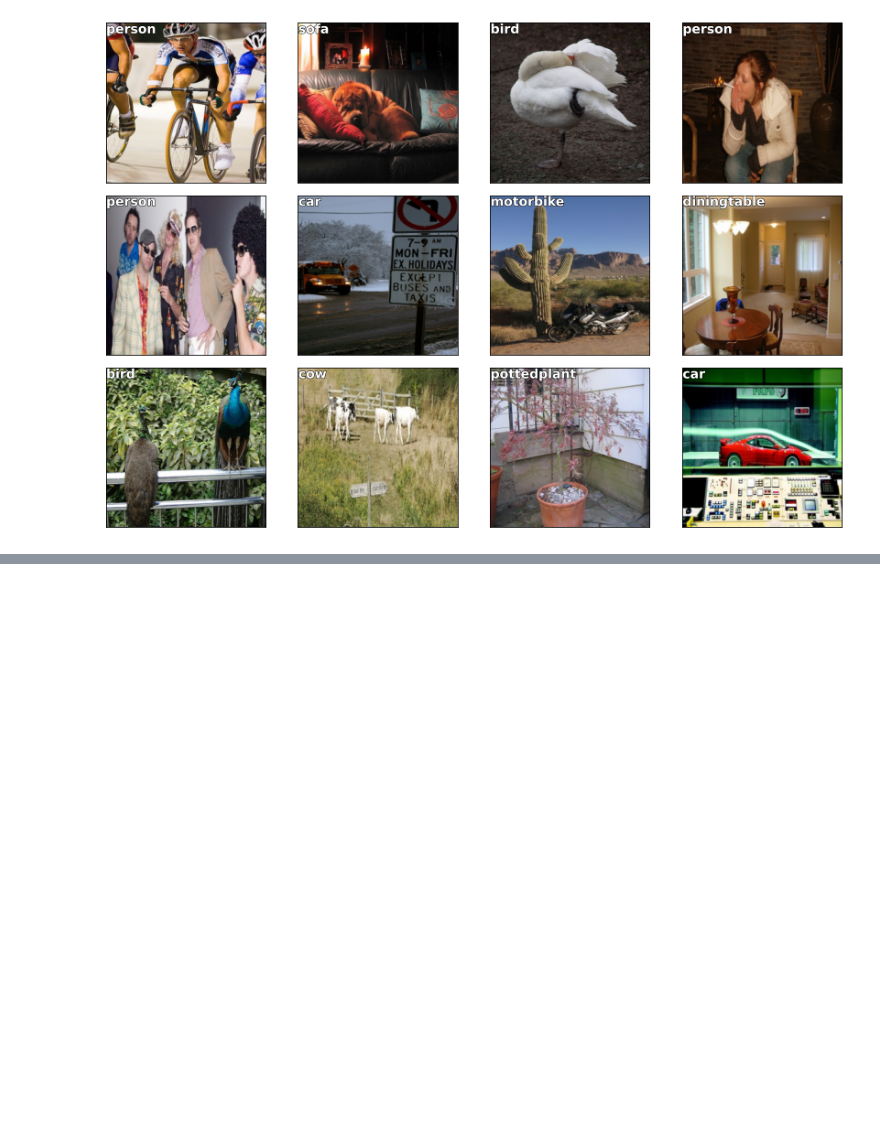
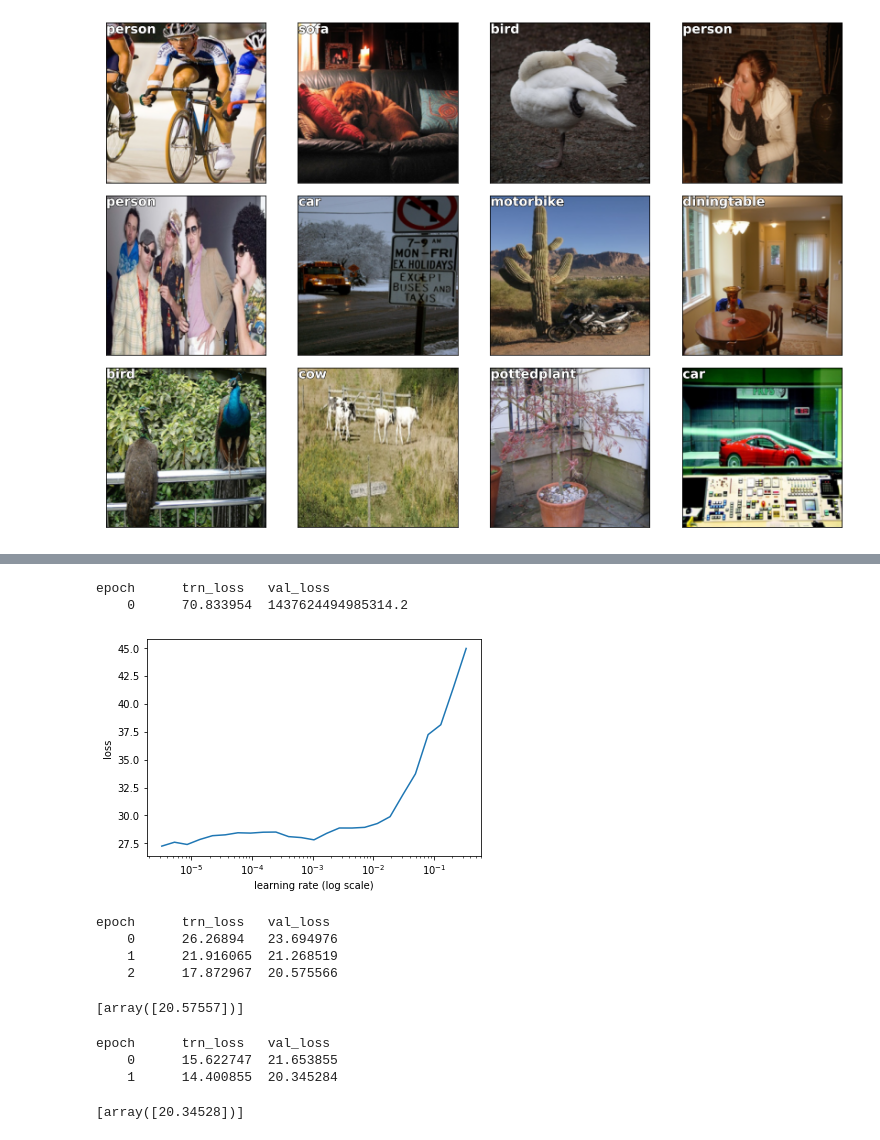
Before and after one commit to mtm-007/older_pytorch_installation, a Jupyter notebook: nb/object_detection_pacal.ipynb, the cells around one changed output, grey strips where cells are left out. Cells and saved outputs as stored; diff of their text form; code cells hidden in the pictures; blank space fills up the shorter version.

```diff
--- a/nb/object_detection_pacal.ipynb
+++ b/nb/object_detection_pacal.ipynb
@@ -325,0 +394,2 @@ Clipping input data to the valid range for imshow with RGB data ([0..1] for floa
+# %%
+lr = 2e-3
@@ -325,0 +404,2 @@ Clipping input data to the valid range for imshow with RGB data ([0..1] for floa
+# %%
+lrs = np.array([lr/100, lr/10,lr])
@@ -325,0 +408,15 @@ Clipping input data to the valid range for imshow with RGB data ([0..1] for floa
+# %%
+lrf = learn.lr_find(lrs/1000)
+learn.sched.plot(1)
+# %% [output]
+epoch      trn_loss   val_loss
+    0      70.833954  1437624494985314.2
+[figure, added]
+# %%
+learn.fit(lrs, 2, cycle_len=1, cycle_mult=2)
+# %% [output]
+epoch      trn_loss   val_loss
+    0      26.26894   23.694976
+    1      21.916065  21.268519
+    2      17.872967  20.575566
+[array([20.57557])]
@@ -325,0 +425,7 @@ Clipping input data to the valid range for imshow with RGB data ([0..1] for floa
+# %%
+learn.fit(lrs, 1, cycle_len=2)
+# %% [output]
+epoch      trn_loss   val_loss
+    0      15.622747  21.653855
+    1      14.400855  20.345284
+[array([20.34528])]
```
Also changed, not shown: parts of 19 cells of this notebook, 1 other file.
